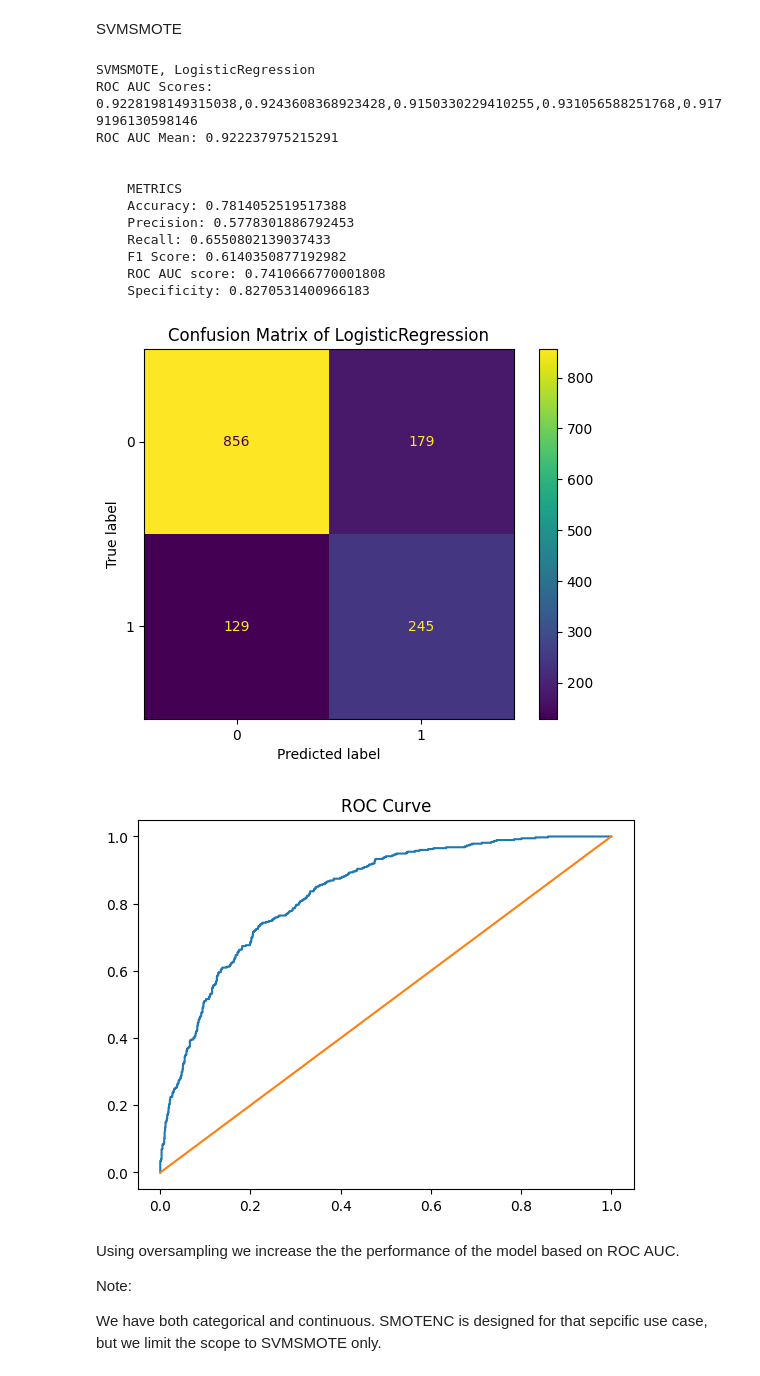
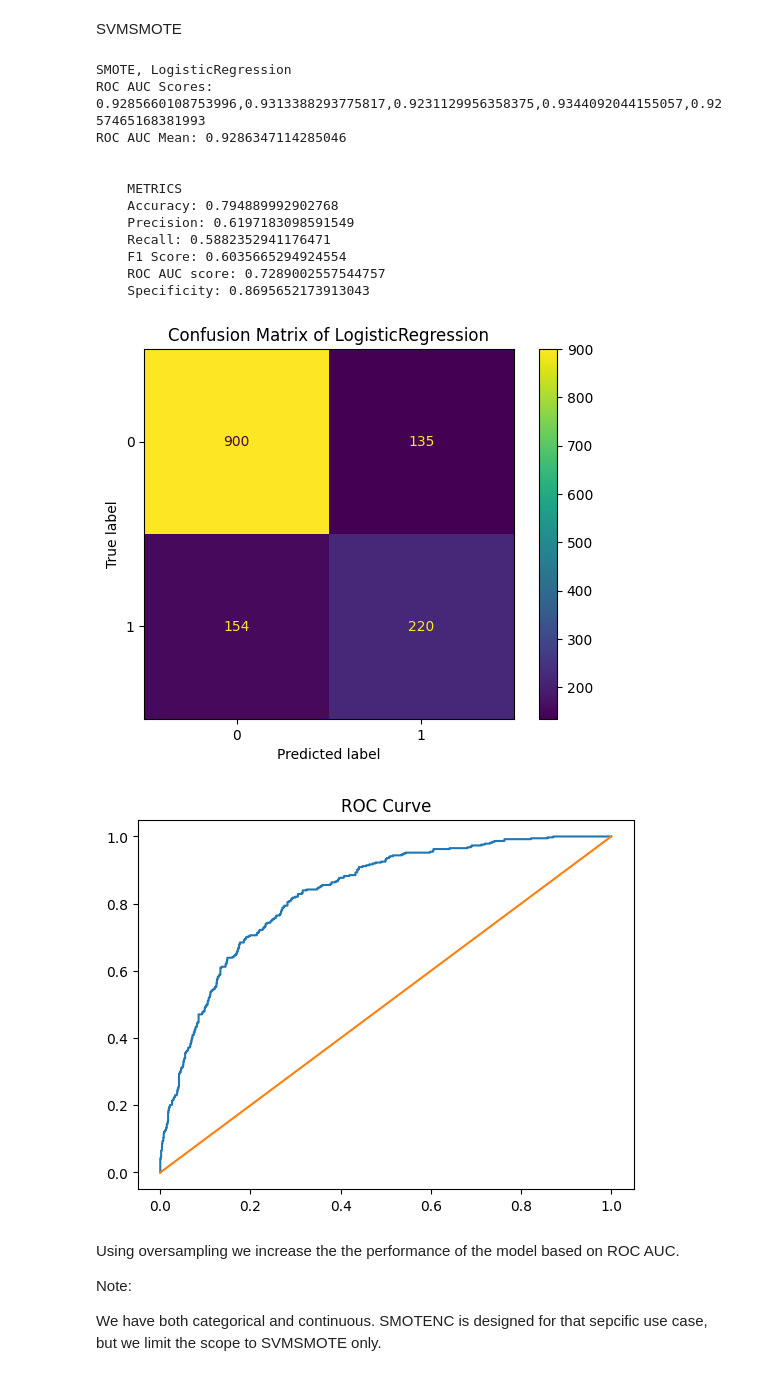
Before and after one commit to marcellinus-witarsah/data-challenge-dsw-2023, a Jupyter notebook: notebooks/03_churn_model.ipynb, the cells around one changed output. Drawn from its saved outputs; the diff is of its cells as text; code cells hidden in the pictures.

```diff
--- a/notebooks/03_churn_model.ipynb
+++ b/notebooks/03_churn_model.ipynb
@@ -716,8 +736,8 @@ df["Churn Label"] = df["Churn Label"].replace({"Yes": 1, "No": 0})
 
 # Feature Selection
 # ========================================
-df = df.drop(columns=["Customer ID", "Location", "Longitude", "Latitude", "CLTV (Predicted Thou. IDR)"])  # drop unimportant data
-X, y = pd.get_dummies(df.drop(columns=["Churn Label"]), dtype=int), df["Churn Label"]  # split data
+df = df.drop(columns=["Customer ID", "Location", "Longitude", "Latitude", "CLTV (Predicted Thou. IDR)"])
+X, y = pd.get_dummies(df.drop(columns=["Churn Label"]), dtype=int), df["Churn Label"]
 
 # Data Splitting
 # ========================================
@@ -725,7 +745,7 @@ X_train, X_test, y_train, y_test = train_test_split(X, y, test_size=0.2, random_
 
 # Oversampling
 # ========================================
-oversampler = SVMSMOTE(random_state=42)
+oversampler = SMOTE(random_state=42)
 X_train, y_train = oversampler.fit_resample(X_train, y_train)
 
 # Scale data
@@ -737,44 +757,44 @@ X_test = scaler.transform(X_test)
 # Cross Validation
 # ========================================
 model = LogisticRegression(random_state=42, max_iter=200)
 cv = StratifiedShuffleSplit(n_splits=5,  test_size=0.2, random_state=42)
 roc_auc = cross_val_score(model, X_train, y_train, cv=cv, scoring="roc_auc")
 
 # Document The Result
 # ========================================
 print(f"""{oversampler.__class__.__name__}, {model.__class__.__name__}
 ROC AUC Scores: {','.join(roc_auc.astype(str))}
 ROC AUC Mean: {roc_auc.mean()}
 """)
 
 # Train Dummy Classifier
 # ==============================================
 model = LogisticRegression(random_state=42, max_iter=200)
 model.fit(X_train, y_train)
 
 # Predict using Dummy Classifier
 # ==============================================
 y_pred = model.predict(X_test)
 y_pred_proba = model.predict_proba(X_test)
 
 # Evaluate Model
 # ==============================================
 evaluate(model, y_test, y_pred, y_pred_proba)
 # %% [output]
-SVMSMOTE, LogisticRegression
-ROC AUC Scores: 0.9228198149315038,0.9243608368923428,0.9150330229410255,0.931056588251768,0.9179196130598146
-ROC AUC Mean: 0.922237975215291
+SMOTE, LogisticRegression
+ROC AUC Scores: 0.9285660108753996,0.9313388293775817,0.9231129956358375,0.9344092044155057,0.9257465168381993
+ROC AUC Mean: 0.9286347114285046
 
 
     METRICS
-    Accuracy: 0.7814052519517388
-    Precision: 0.5778301886792453
-    Recall: 0.6550802139037433
-    F1 Score: 0.6140350877192982
-    ROC AUC score: 0.7410666770001808
-    Specificity: 0.8270531400966183
+    Accuracy: 0.794889992902768
+    Precision: 0.6197183098591549
+    Recall: 0.5882352941176471
+    F1 Score: 0.6035665294924554
+    ROC AUC score: 0.7289002557544757
+    Specificity: 0.8695652173913043
-[figure, old version]
+[figure, new version]
-[figure, old version]
+[figure, new version]
 # %% [markdown]
 Using oversampling we increase the the performance of the model based on ROC AUC.
 
```
Also changed, not shown: parts of 20 cells of this notebook, 7 other files.
